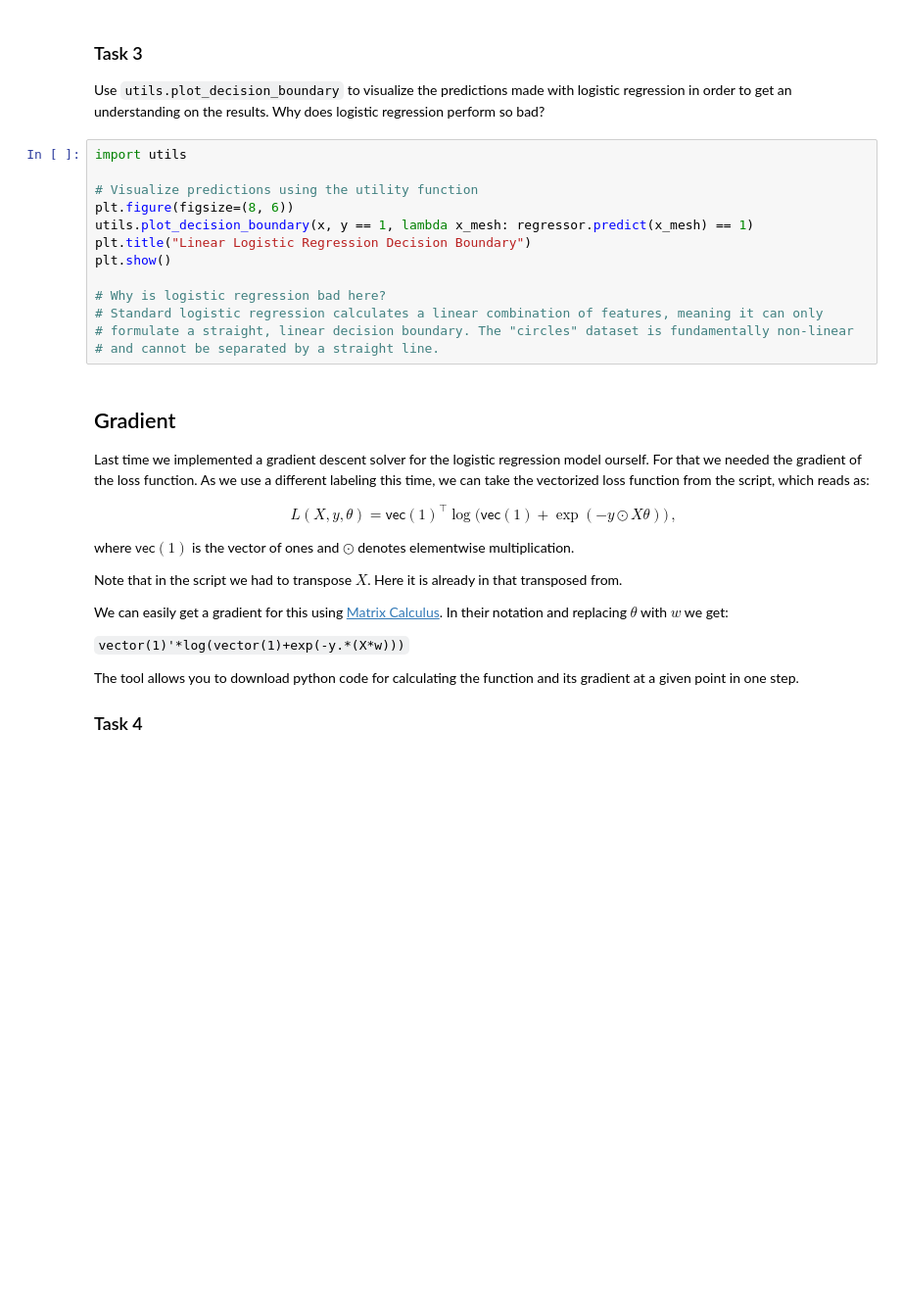
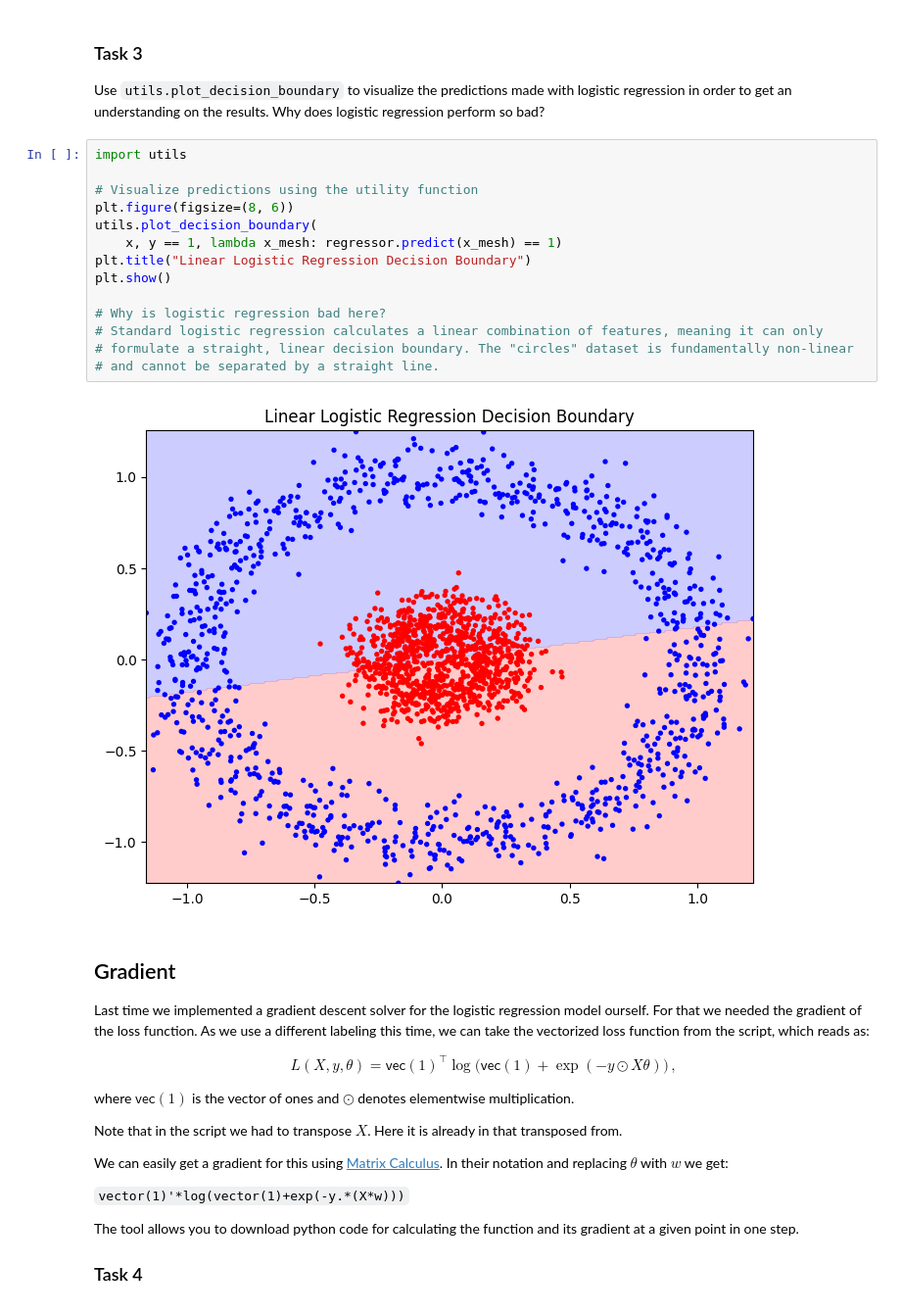
Before and after one commit to MherMnatsakanyan03/algorithmische_grundlagen_ml_LAB, a Jupyter notebook: tasks/09_Kernels/09_Kernels.ipynb, the cells around one changed output. Shown at 98% size. Cells and saved outputs as stored; diff of their text form; blank space fills up the shorter version.

```diff
--- a/tasks/09_Kernels/09_Kernels.ipynb
+++ b/tasks/09_Kernels/09_Kernels.ipynb
@@ -75,16 +82,19 @@ Use `utils.plot_decision_boundary` to visualize the predictions made with logist
 # %%
 import utils
 
 # Visualize predictions using the utility function
 plt.figure(figsize=(8, 6))
-utils.plot_decision_boundary(x, y == 1, lambda x_mesh: regressor.predict(x_mesh) == 1)
+utils.plot_decision_boundary(
+    x, y == 1, lambda x_mesh: regressor.predict(x_mesh) == 1)
 plt.title("Linear Logistic Regression Decision Boundary")
 plt.show()
 
 # Why is logistic regression bad here?
 # Standard logistic regression calculates a linear combination of features, meaning it can only
 # formulate a straight, linear decision boundary. The "circles" dataset is fundamentally non-linear
 # and cannot be separated by a straight line.
+# %% [output]
+[figure, added]
 # %% [markdown]
 ## Gradient
 
```
Also changed, not shown: parts of 11 cells of this notebook.
